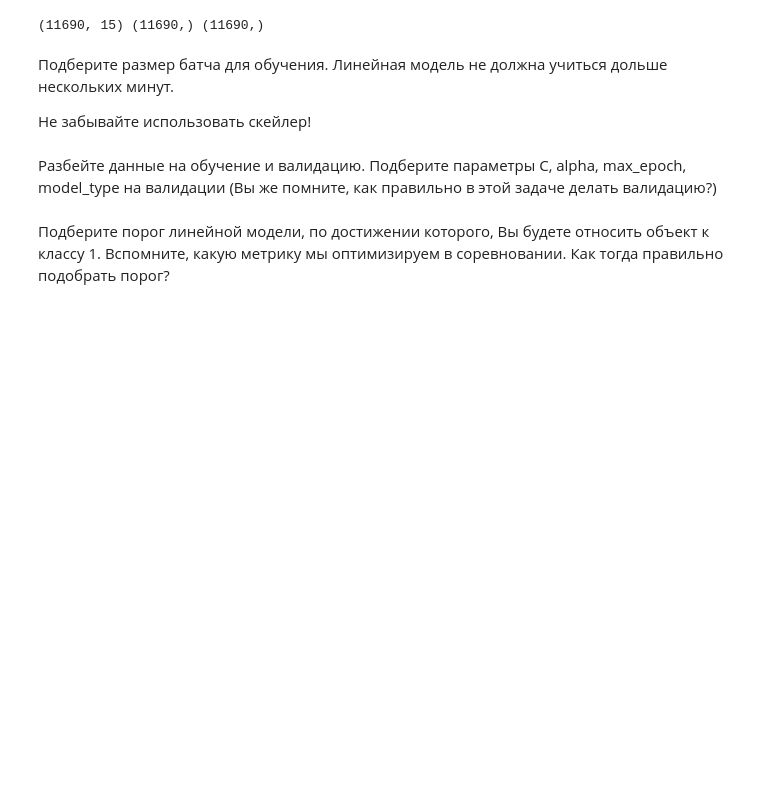
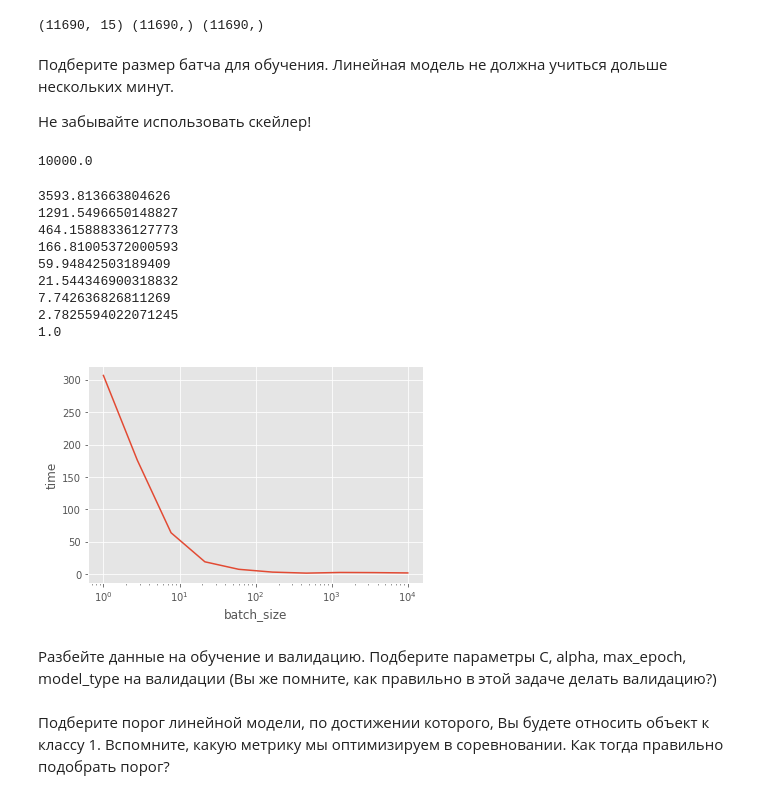
Before and after one commit to LevKats/ml1.sphere, a Jupyter notebook: 2019-09/hw2/kats_hw2.ipynb, the cells around one changed output. Saved outputs shown, nothing was run; the diff lists cells and outputs as text; code cells hidden in the pictures; blank space fills up the shorter version.

```diff
--- a/2019-09/hw2/kats_hw2.ipynb
+++ b/2019-09/hw2/kats_hw2.ipynb
@@ -753,3 +772,7 @@ print (X_train.shape, y_train.shape, groups_train.shape)
 from sklearn.metrics import f1_score
 from sklearn.linear_model import LinearRegression
 from sklearn.preprocessing import StandardScaler
+# %%
+scaler = StandardScaler()
+scaler.fit(X_train)
+X_train = scaler.transform(X_train)
@@ -756,3 +781,33 @@ from sklearn.preprocessing import StandardScaler
+# %%
+# зачем LinearRegression?
+plt.xscale("log")
+res_time = []
+sizes = np.logspace(0, 4, 10)[::-1]
+for batch_size in sizes:
+    print(batch_size)
+    t = time.time()
+    clf = MySGDClassifier(
+            partial(batch_generator, batch_size=int(batch_size), shuffle=True),
+            model_type="log_reg", max_epoch=500, C=1000, alpha=0.01
+        )
+    clf.fit(X_train, y_train)
+    res_time.append(time.time() - t)
+plt.plot(sizes, res_time)
+plt.xlabel("batch_size")
+plt.ylabel("time")
+plt.show()
+# %% [output]
+10000.0
+3593.813663804626
+1291.5496650148827
+464.15888336127773
+166.81005372000593
+59.94842503189409
+21.544346900318832
+7.742636826811269
+2.7825594022071245
+1.0
+[figure, added]
 # %% [markdown]
 Разбейте данные на обучение и валидацию. Подберите параметры C, alpha, max_epoch, model_type на валидации (Вы же помните, как правильно в этой задаче делать валидацию?)
 # %% [markdown]
```
Also changed, not shown: parts of 14 cells of this notebook, 3 other files.
